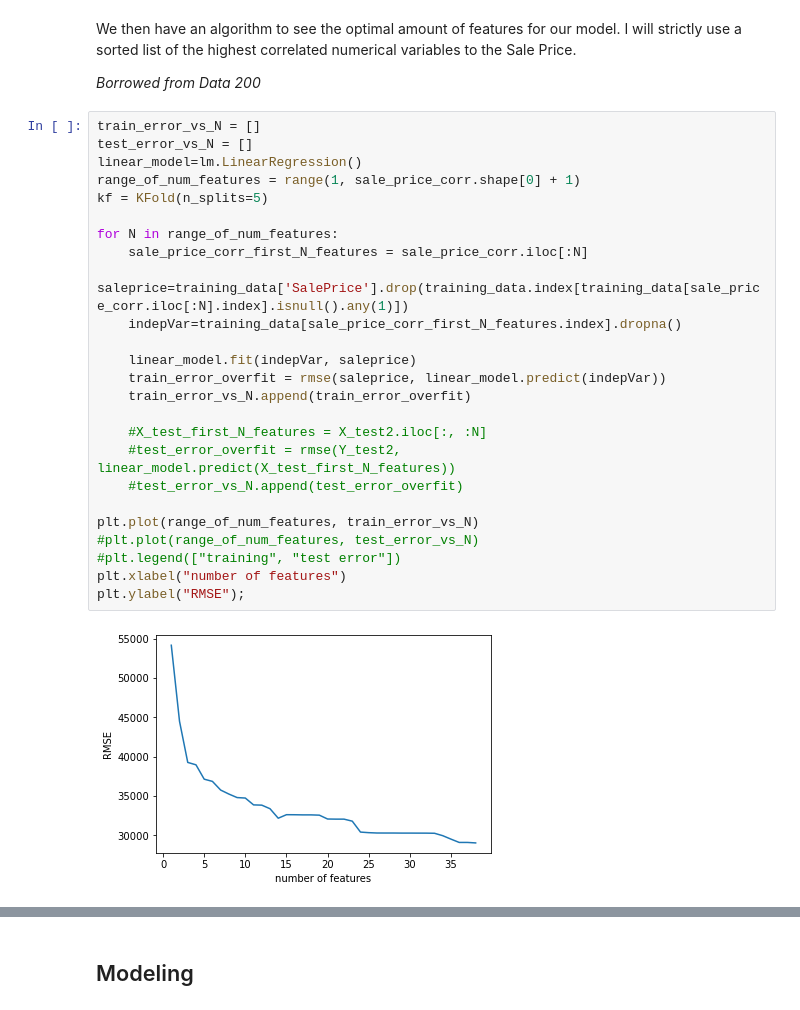
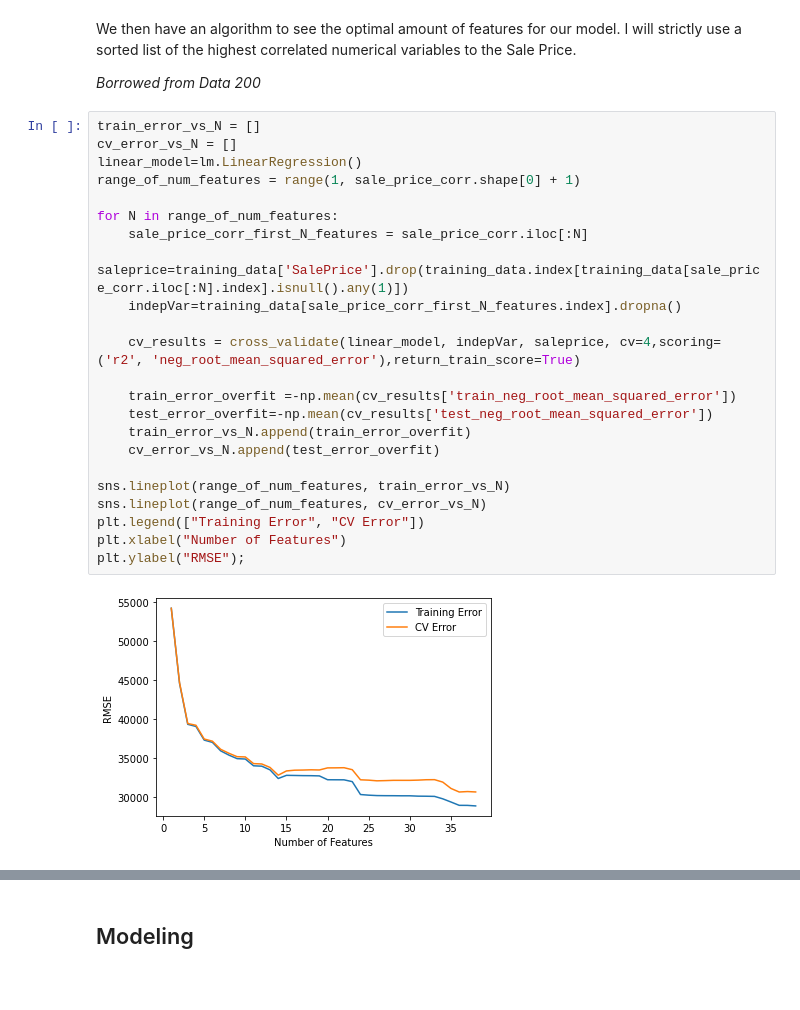
Before and after one commit to benchang123/Ames-Housing, a Jupyter notebook: Ames Housing Writeup.ipynb, the cells around one changed output, grey strips where cells are left out. Drawn from its saved outputs; the diff is of its cells as text; blank space fills up the shorter version.

Commit message:
fixing errors in code (need to address large test error)

```diff
--- a/Ames Housing Writeup.ipynb
+++ b/Ames Housing Writeup.ipynb
@@ -295,28 +276,26 @@ We then have an algorithm to see the optimal amount of features for our model. I
 *Borrowed from Data 200*
 # %%
 train_error_vs_N = []
-test_error_vs_N = []
+cv_error_vs_N = []
 linear_model=lm.LinearRegression()
 range_of_num_features = range(1, sale_price_corr.shape[0] + 1)
-kf = KFold(n_splits=5)
 
 for N in range_of_num_features:
     sale_price_corr_first_N_features = sale_price_corr.iloc[:N]
     saleprice=training_data['SalePrice'].drop(training_data.index[training_data[sale_price_corr.iloc[:N].index].isnull().any(1)])
     indepVar=training_data[sale_price_corr_first_N_features.index].dropna()
 
-    linear_model.fit(indepVar, saleprice)
-    train_error_overfit = rmse(saleprice, linear_model.predict(indepVar))
+    cv_results = cross_validate(linear_model, indepVar, saleprice, cv=4,scoring=('r2', 'neg_root_mean_squared_error'),return_train_score=True)
+
+    train_error_overfit =-np.mean(cv_results['train_neg_root_mean_squared_error'])
+    test_error_overfit=-np.mean(cv_results['test_neg_root_mean_squared_error'])
     train_error_vs_N.append(train_error_overfit)
+    cv_error_vs_N.append(test_error_overfit)
 
-    #X_test_first_N_features = X_test2.iloc[:, :N]
-    #test_error_overfit = rmse(Y_test2, linear_model.predict(X_test_first_N_features))
-    #test_error_vs_N.append(test_error_overfit)
-
-plt.plot(range_of_num_features, train_error_vs_N)
-#plt.plot(range_of_num_features, test_error_vs_N)
-#plt.legend(["training", "test error"])
-plt.xlabel("number of features")
+sns.lineplot(range_of_num_features, train_error_vs_N)
+sns.lineplot(range_of_num_features, cv_error_vs_N)
+plt.legend(["Training Error", "CV Error"])
+plt.xlabel("Number of Features")
 plt.ylabel("RMSE");
 # %% [output]
-[figure, old version]
+[figure, new version]
```
Also changed, not shown: parts of 17 cells of this notebook.
